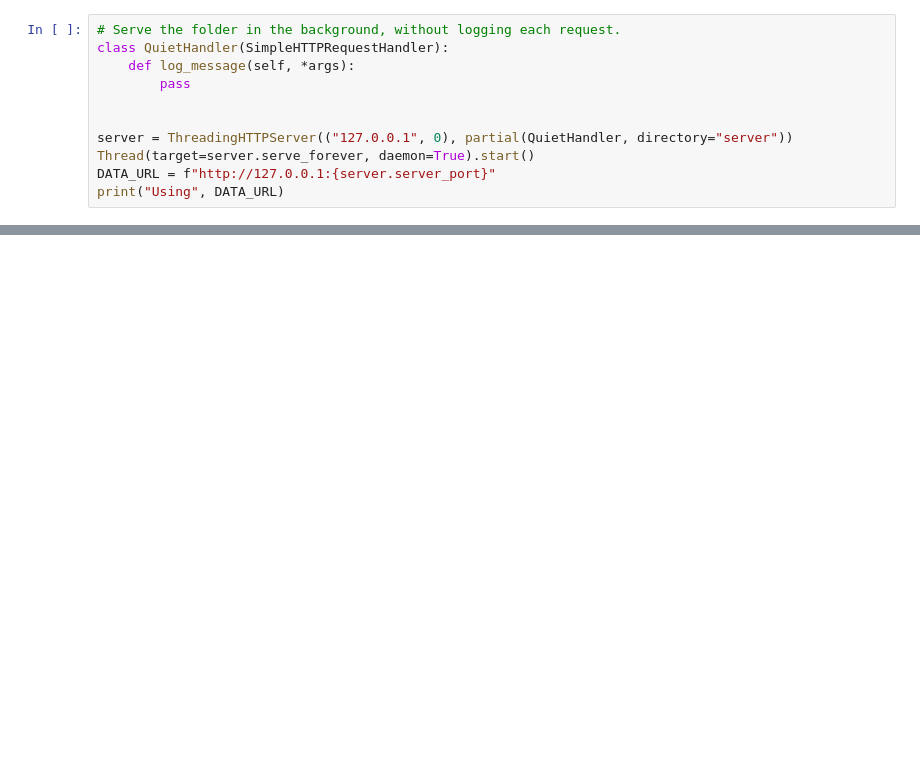
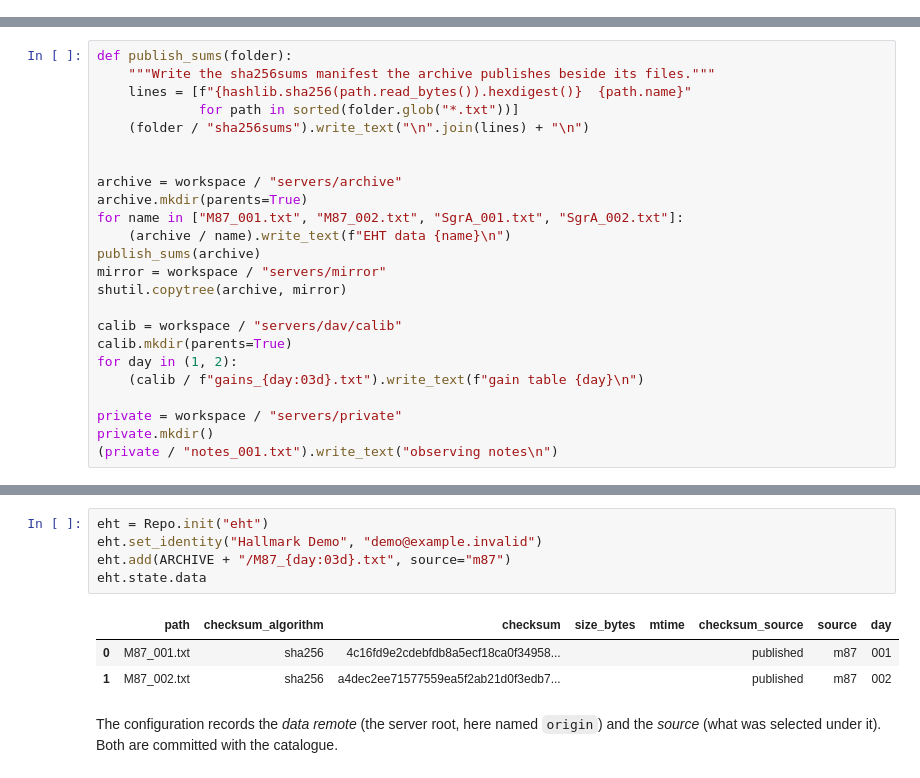
Before and after one commit to lanisrc/hallmark, a Jupyter notebook: demo/demo_private_data.ipynb, the cells around one changed output, grey strips where cells are left out. Saved outputs shown, nothing was run; the diff lists cells and outputs as text; blank space fills up the shorter version.

Commit message:
Clean private data backend branch

```diff
--- a/demo/demo_private_data.ipynb
+++ b/demo/demo_private_data.ipynb
@@ -27,11 +0,0 @@ for name in ["M87_001.txt", "M87_002.txt", "SgrA_001.txt", "SgrA_002.txt"]:
-# %%
-# Serve the folder in the background, without logging each request.
-class QuietHandler(SimpleHTTPRequestHandler):
-    def log_message(self, *args):
-        pass
-
-
-server = ThreadingHTTPServer(("127.0.0.1", 0), partial(QuietHandler, directory="server"))
-Thread(target=server.serve_forever, daemon=True).start()
-DATA_URL = f"http://127.0.0.1:{server.server_port}"
-print("Using", DATA_URL)
@@ -206,0 +58,24 @@ shutil.rmtree(workspace)
+# %%
+def publish_sums(folder):
+    """Write the sha256sums manifest the archive publishes beside its files."""
+    lines = [f"{hashlib.sha256(path.read_bytes()).hexdigest()}  {path.name}"
+             for path in sorted(folder.glob("*.txt"))]
+    (folder / "sha256sums").write_text("\n".join(lines) + "\n")
+
+
+archive = workspace / "servers/archive"
+archive.mkdir(parents=True)
+for name in ["M87_001.txt", "M87_002.txt", "SgrA_001.txt", "SgrA_002.txt"]:
+    (archive / name).write_text(f"EHT data {name}\n")
+publish_sums(archive)
+mirror = workspace / "servers/mirror"
+shutil.copytree(archive, mirror)
+
+calib = workspace / "servers/dav/calib"
+calib.mkdir(parents=True)
+for day in (1, 2):
+    (calib / f"gains_{day:03d}.txt").write_text(f"gain table {day}\n")
+
+private = workspace / "servers/private"
+private.mkdir()
+(private / "notes_001.txt").write_text("observing notes\n")
@@ -206,0 +337,13 @@ shutil.rmtree(workspace)
+# %%
+eht = Repo.init("eht")
+eht.set_identity("Hallmark Demo", "demo@example.invalid")
+eht.add(ARCHIVE + "/M87_{day:03d}.txt", source="m87")
+eht.state.data
+# %% [output]
+|  | path | checksum_algorithm | checksum | size_bytes | mtime | checksum_source | source | day |
+| 0 | M87_001.txt | sha256 | 4c16fd9e2cdebfdb8a5ecf18ca0f34958... |  |  | published | m87 | 001 |
+| 1 | M87_002.txt | sha256 | a4dec2ee71577559ea5f2ab21d0f3edb7... |  |  | published | m87 | 002 |
+# %% [markdown]
+The configuration records the *data remote* (the server root, here named
+`origin`) and the *source* (what was selected under it). Both are committed
+with the catalogue.
```
Also changed, not shown: parts of 108 cells of this notebook, 6 other files.
